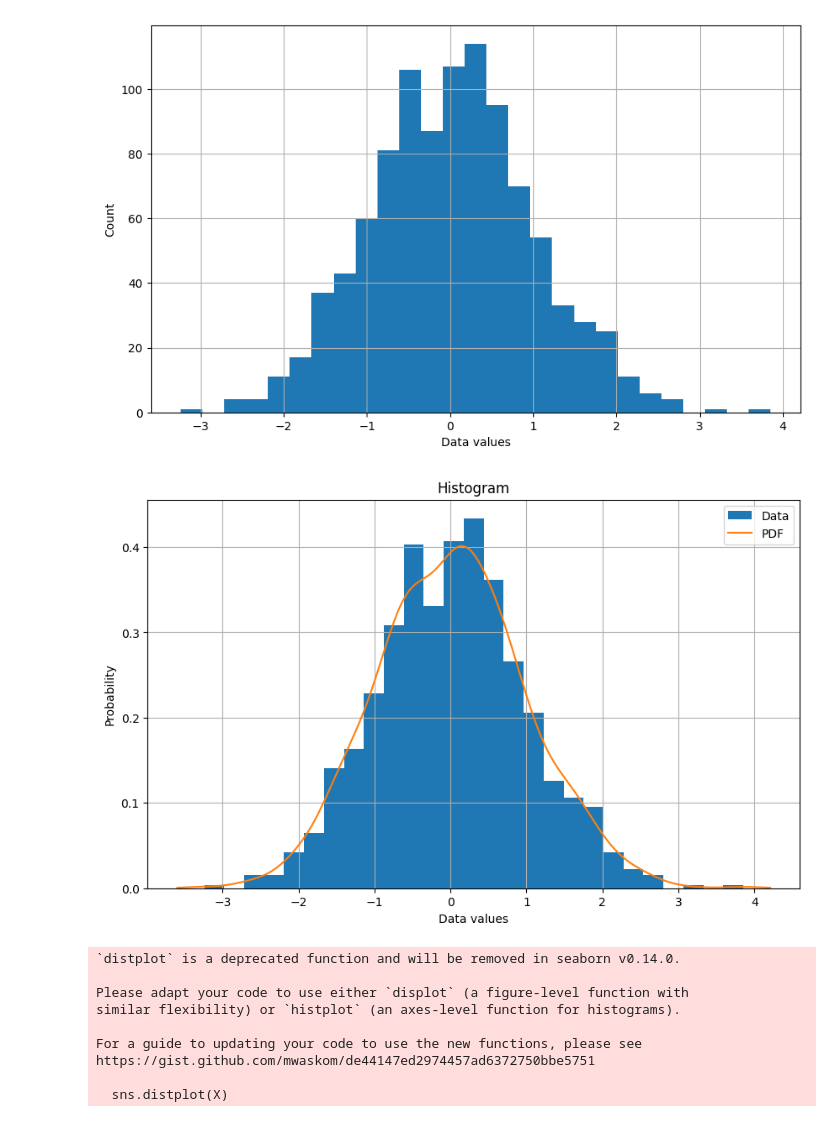
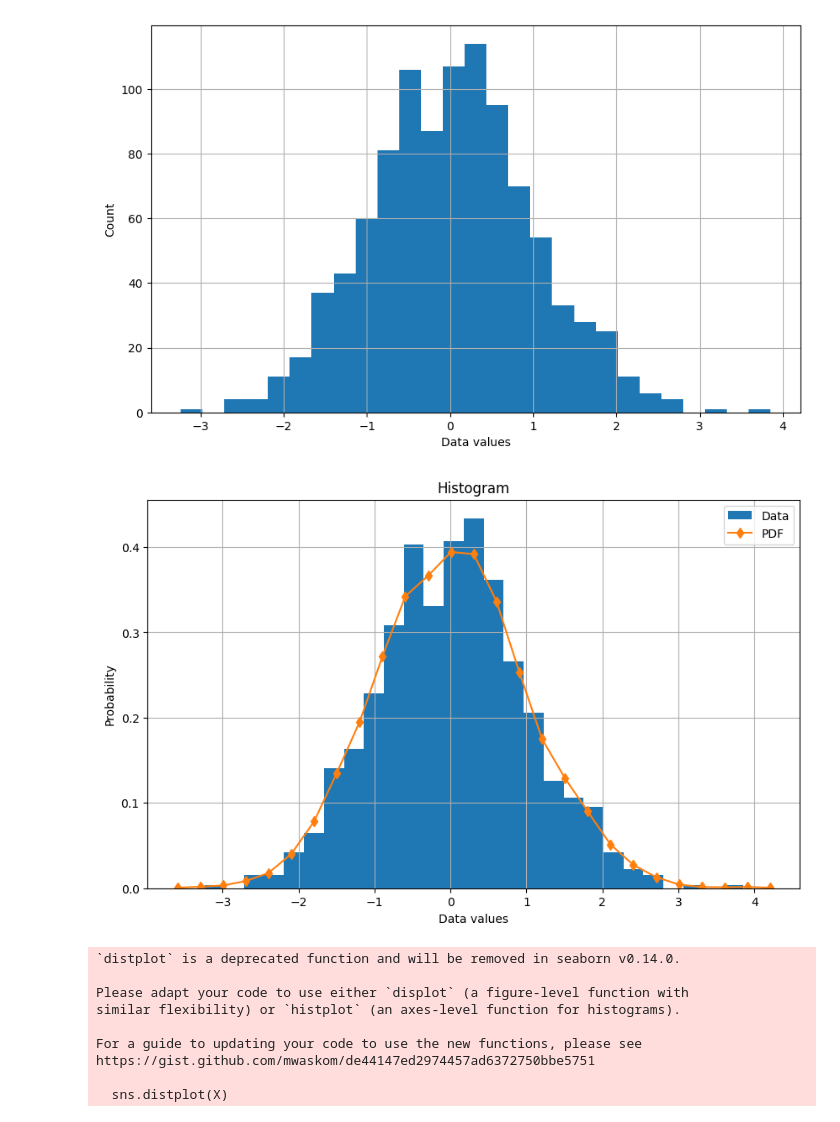
Before and after one commit to sunil-thapa99/Lambton-AML2103, a Jupyter notebook: lecture_7.ipynb, the cells around one changed output. Drawn from its saved outputs; the diff is of its cells as text; code cells hidden in the pictures.

```diff
--- a/lecture_7.ipynb
+++ b/lecture_7.ipynb
@@ -129,19 +129,19 @@ plt.grid()
 # %%
 import scipy.stats as st
 
 plt.hist(X, density=True, bins=bins, label='Data')
 mn, mx = plt.xlim()
-kde_xs = np.linspace(mn, mx, bins*20)
+kde_xs = np.linspace(mn, mx, bins)
 kde = st.gaussian_kde(X)
 kde_ys = kde.pdf(kde_xs)
-plt.plot(kde_xs, kde_ys, label='PDF')
+plt.plot(kde_xs, kde_ys, label='PDF', marker='d')
 plt.xlabel('Data values')
 plt.ylabel('Probability')
 plt.legend()
 plt.title('Histogram')
 plt.grid()
 # %% [output]
-[figure, old version]
+[figure, new version]
 # %%
 sns.distplot(X)
 # %% [output]
```
